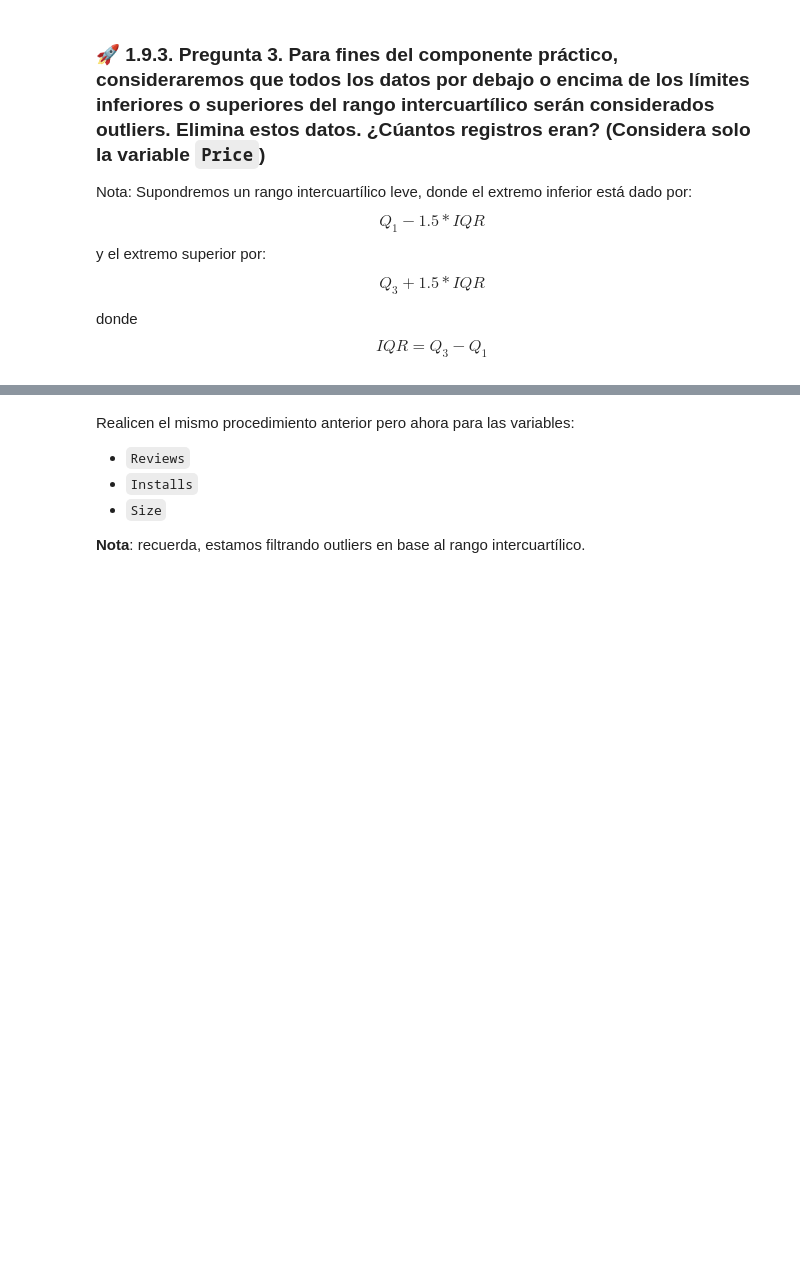
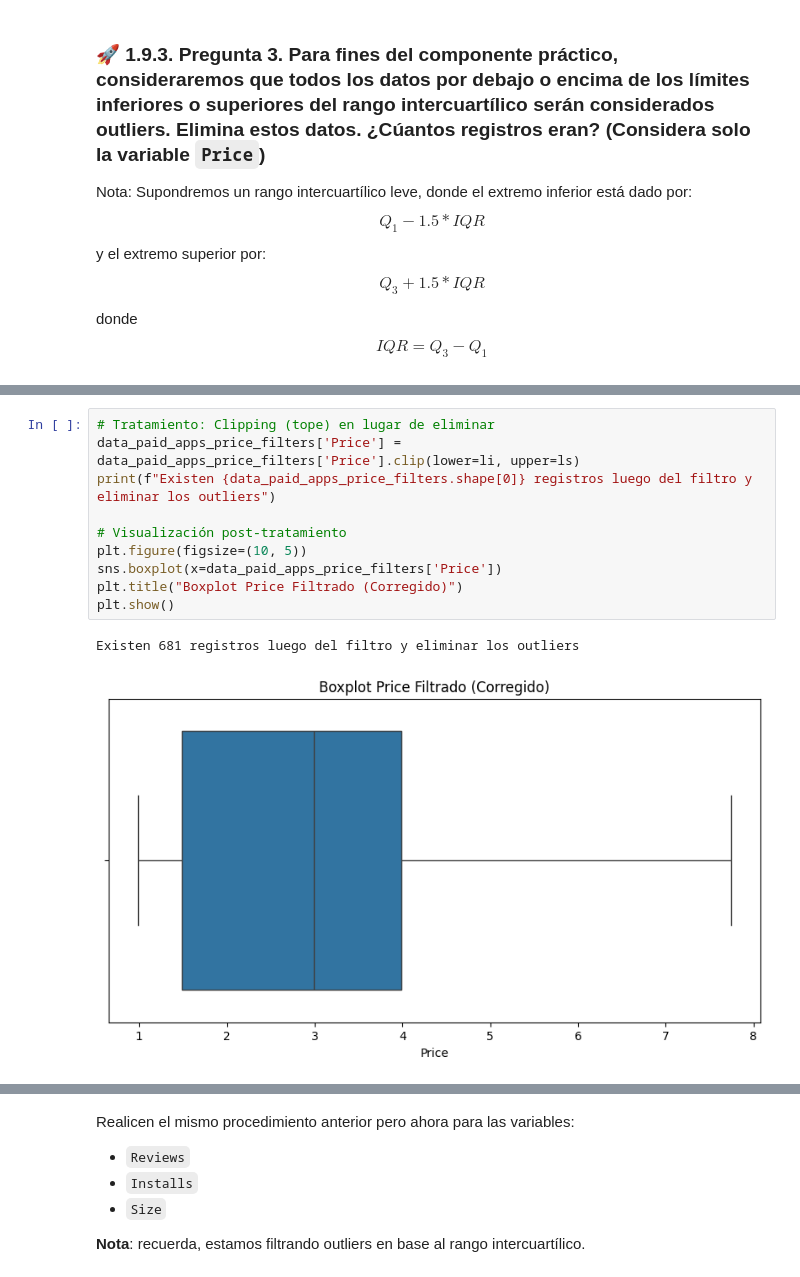
Before and after one commit to ChrisJavier/UIDE_3-WorkGroupProyectsVisu, a Jupyter notebook: Week1/src/VADDC_CP_W1_E4.ipynb, the cells around one changed output, grey strips where cells are left out. Drawn from its saved outputs; the diff is of its cells as text; blank space fills up the shorter version.

```diff
--- a/Week1/src/VADDC_CP_W1_E4.ipynb
+++ b/Week1/src/VADDC_CP_W1_E4.ipynb
@@ -515,0 +554,13 @@ data = data[(data.Price>=min_value) & (data.Price<=max_value)]
+# %%
+# Tratamiento: Clipping (tope) en lugar de eliminar
+data_paid_apps_price_filters['Price'] = data_paid_apps_price_filters['Price'].clip(lower=li, upper=ls)
+print(f"Existen {data_paid_apps_price_filters.shape[0]} registros luego del filtro y eliminar los outliers")
+
+# Visualización post-tratamiento
+plt.figure(figsize=(10, 5))
+sns.boxplot(x=data_paid_apps_price_filters['Price'])
+plt.title("Boxplot Price Filtrado (Corregido)")
+plt.show()
+# %% [output]
+Existen 681 registros luego del filtro y eliminar los outliers
+[figure, added]
```
Also changed, not shown: parts of 11 cells of this notebook.
